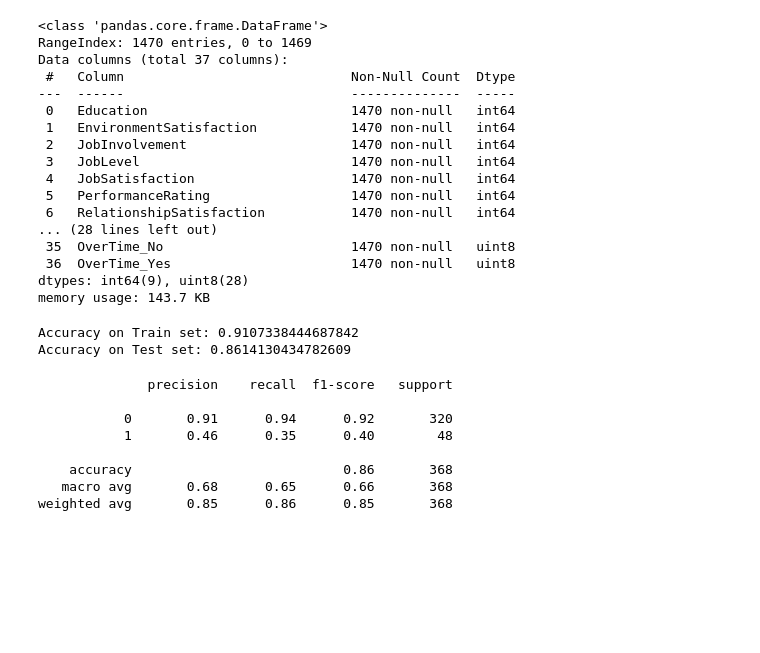
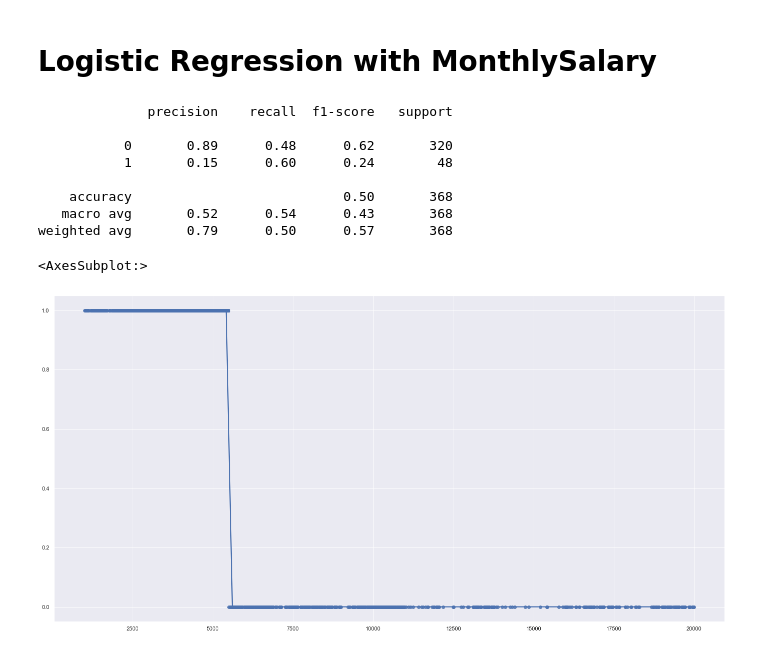
Before and after one commit to Pandnoe/SC1015-Data-Science, a Jupyter notebook: logReg.ipynb, the cells around one changed output. Cells and saved outputs as stored; diff of their text form; code cells hidden in the pictures; blank space fills up the shorter version.

```diff
--- a/logReg.ipynb
+++ b/logReg.ipynb
@@ -9,5 +9,5 @@ from sklearn.metrics import confusion_matrix, classification_report
 sb.set()
 # %%
-data = pd.read_csv('categorical.csv')
+data = pd.read_csv('data.csv')
 data = data.drop("Attrition", axis=1)
 resp = pd.read_csv("data.csv",usecols = ['Attrition'])
@@ -32,2 +13,0 @@ resp.head()
-# %%
-data = pd.get_dummies(data)
@@ -44,47 +14,30 @@ data.head()
-# %%
-data.info()
-# %% [output]
-<class 'pandas.core.frame.DataFrame'>
-RangeIndex: 1470 entries, 0 to 1469
-Data columns (total 37 columns):
- #   Column                             Non-Null Count  Dtype
----  ------                             --------------  -----
- 0   Education                          1470 non-null   int64
- 1   EnvironmentSatisfaction            1470 non-null   int64
- 2   JobInvolvement                     1470 non-null   int64
- 3   JobLevel                           1470 non-null   int64
- 4   JobSatisfaction                    1470 non-null   int64
- 5   PerformanceRating                  1470 non-null   int64
- 6   RelationshipSatisfaction           1470 non-null   int64
-... (28 lines left out)
- 35  OverTime_No                        1470 non-null   uint8
- 36  OverTime_Yes                       1470 non-null   uint8
-dtypes: int64(9), uint8(28)
-memory usage: 143.7 KB
+# %% [markdown]
+# Logistic Regression with MonthlySalary
 # %%
 from imblearn.over_sampling import SMOTE
 resp['attrition_binary'] = resp["Attrition"].apply(lambda x: 1 if x == 'Yes' else 0)
 LogReg = LogisticRegression(max_iter=1000)
-x_train, x_test, y_train, y_test = train_test_split(data, resp['attrition_binary'], test_size=0.25, random_state=42)
+x_train, x_test, y_train, y_test = train_test_split(data["MonthlyIncome"], resp['attrition_binary'], test_size=0.25, random_state=42)
+x_train = x_train.values.reshape(-1, 1)
+x_test = x_test.values.reshape(-1, 1)
 oversampler= SMOTE(random_state=0)
 x_train, y_train = oversampler.fit_resample(x_train,y_train)
 LogReg.fit(x_train, y_train)
-train_acc = LogReg.score(x_train, y_train)
-y_pred = LogReg.predict(x_test)
-test_acc = LogReg.score(x_test, y_test)
-print("Accuracy on Train set:", train_acc)
-print("Accuracy on Test set:", test_acc)
+
+y_test_pred = LogReg.predict(x_test)
+
+print(classification_report(y_test, y_test_pred))
+
+f, axes = plt.subplots(figsize=(24,12))
+sb.regplot(x=x_train, y=y_train_pred, logistic=True, ci=None)
 # %% [output]
-Accuracy on Train set: 0.9107338444687842
-Accuracy on Test set: 0.8614130434782609
+              precision    recall  f1-score   support
+
+           0       0.89      0.48      0.62       320
+           1       0.15      0.60      0.24        48
+
+    accuracy                           0.50       368
+   macro avg       0.52      0.54      0.43       368
+weighted avg       0.79      0.50      0.57       368
+<AxesSubplot:>
+[figure, added]
-# %%
-print(classification_report(y_test, y_pred))
-# %% [output]
-              precision    recall  f1-score   support
-
-           0       0.91      0.94      0.92       320
-           1       0.46      0.35      0.40        48
-
-    accuracy                           0.86       368
-   macro avg       0.68      0.65      0.66       368
-weighted avg       0.85      0.86      0.85       368
```
Also changed, not shown: parts of 9 cells of this notebook.
